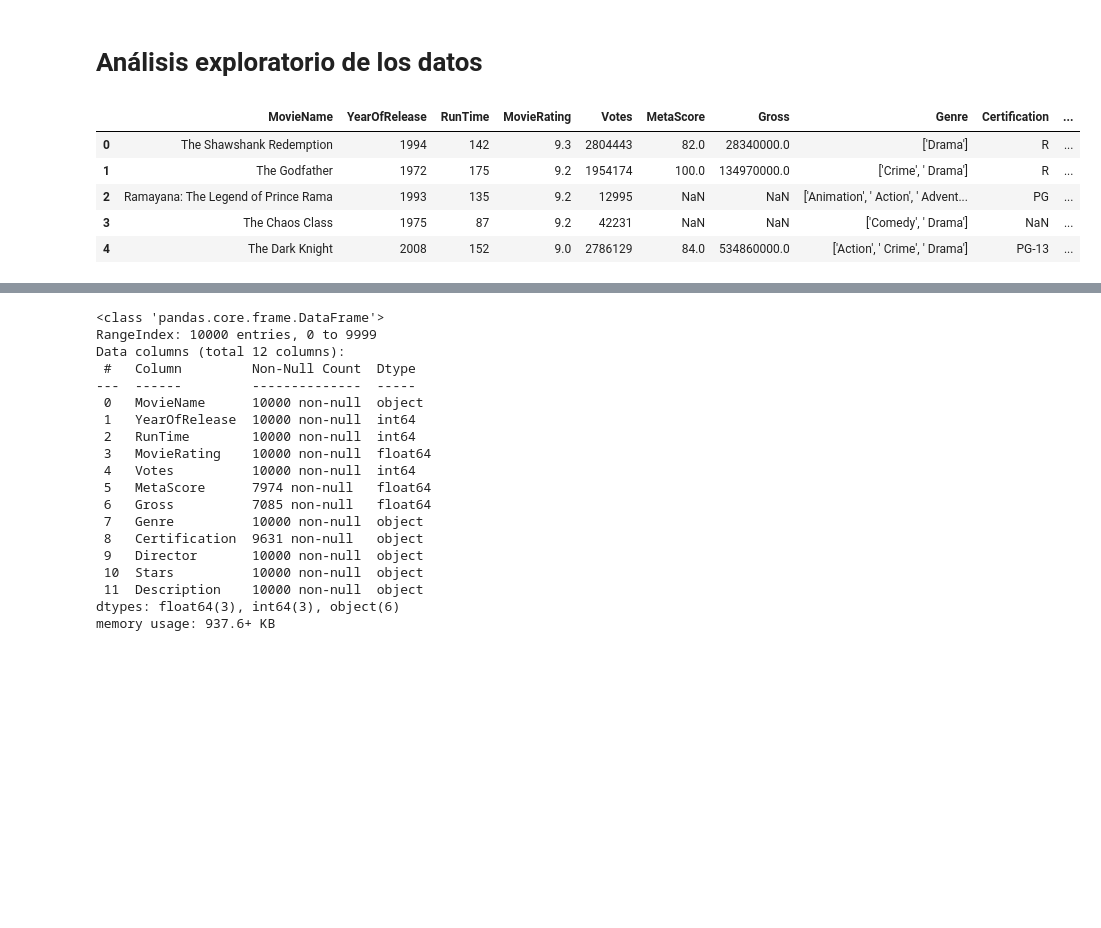
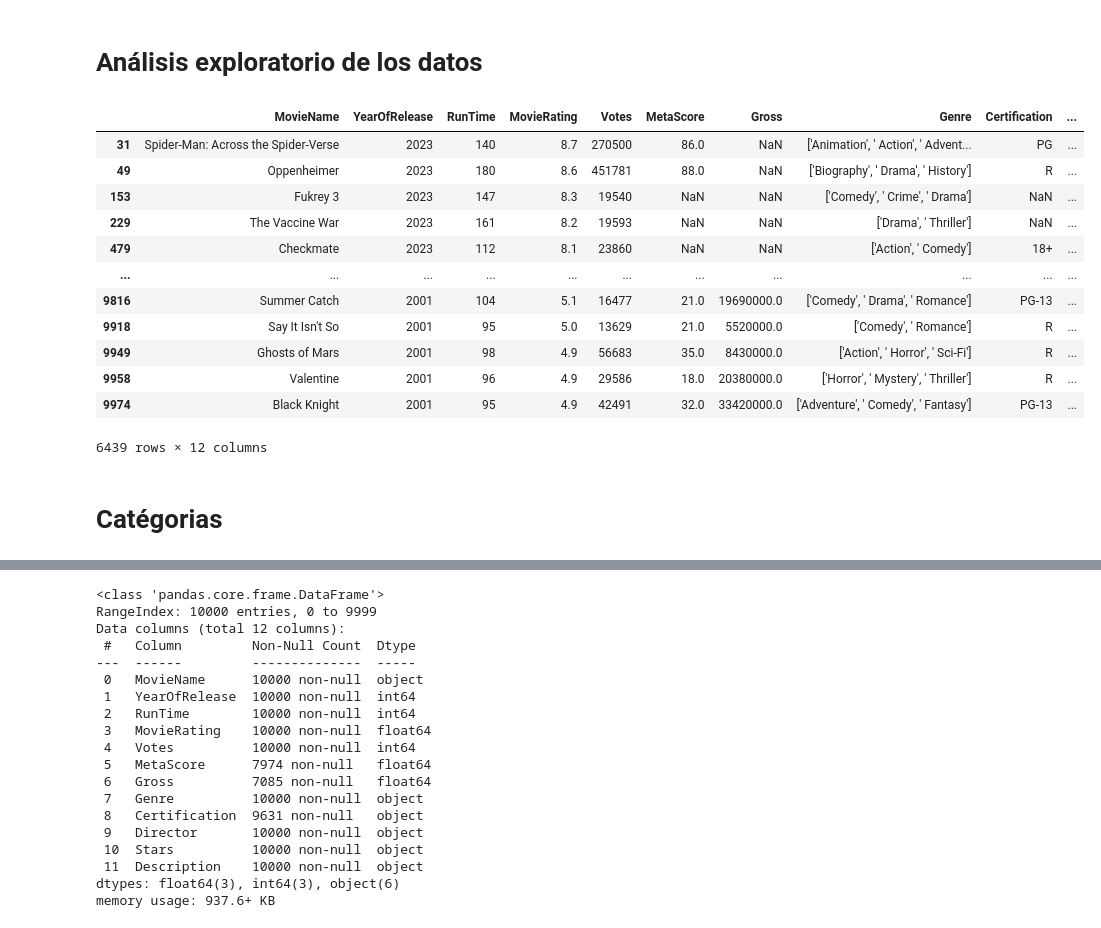
Before and after one commit to pablo11-exe/Talleres-ML, a Jupyter notebook: Taller2.ipynb, the cells around one changed output, grey strips where cells are left out. Cells and saved outputs as stored; diff of their text form; code cells hidden in the pictures; blank space fills up the shorter version.

```diff
--- a/Taller2.ipynb
+++ b/Taller2.ipynb
@@ -5,12 +6,22 @@ import pandas as pd
 pd.options.display.max_colwidth=400
 # %%
 df = pd.read_csv('cinemagix-movies.csv')
-# %%
-df.head()
-# %% [output]
-|  | MovieName | YearOfRelease | RunTime | MovieRating | Votes | MetaScore | Gross | Genre | Certification | ... |
-| 0 | The Shawshank Redemption | 1994 | 142 | 9.3 | 2804443 | 82.0 | 28340000.0 | ['Drama'] | R | ... |
-| 1 | The Godfather | 1972 | 175 | 9.2 | 1954174 | 100.0 | 134970000.0 | ['Crime', ' Drama'] | R | ... |
-| 2 | Ramayana: The Legend of Prince Rama | 1993 | 135 | 9.2 | 12995 | NaN | NaN | ['Animation', ' Action', ' Advent... | PG | ... |
-| 3 | The Chaos Class | 1975 | 87 | 9.2 | 42231 | NaN | NaN | ['Comedy', ' Drama'] | NaN | ... |
-| 4 | The Dark Knight | 2008 | 152 | 9.0 | 2786129 | 84.0 | 534860000.0 | ['Action', ' Crime', ' Drama'] | PG-13 | ... |
+# %%
+
+df[df['YearOfRelease']>2000].sort_values(by=['YearOfRelease','MovieRating'], ascending=[False,False])
+# %% [output]
+|  | MovieName | YearOfRelease | RunTime | MovieRating | Votes | MetaScore | Gross | Genre | Certification | ... |
+| 31 | Spider-Man: Across the Spider-Verse | 2023 | 140 | 8.7 | 270500 | 86.0 | NaN | ['Animation', ' Action', ' Advent... | PG | ... |
+| 49 | Oppenheimer | 2023 | 180 | 8.6 | 451781 | 88.0 | NaN | ['Biography', ' Drama', ' History'] | R | ... |
+| 153 | Fukrey 3 | 2023 | 147 | 8.3 | 19540 | NaN | NaN | ['Comedy', ' Crime', ' Drama'] | NaN | ... |
+| 229 | The Vaccine War | 2023 | 161 | 8.2 | 19593 | NaN | NaN | ['Drama', ' Thriller'] | NaN | ... |
+| 479 | Checkmate | 2023 | 112 | 8.1 | 23860 | NaN | NaN | ['Action', ' Comedy'] | 18+ | ... |
+| ... | ... | ... | ... | ... | ... | ... | ... | ... | ... | ... |
+| 9816 | Summer Catch | 2001 | 104 | 5.1 | 16477 | 21.0 | 19690000.0 | ['Comedy', ' Drama', ' Romance'] | PG-13 | ... |
+| 9918 | Say It Isn't So | 2001 | 95 | 5.0 | 13629 | 21.0 | 5520000.0 | ['Comedy', ' Romance'] | R | ... |
+| 9949 | Ghosts of Mars | 2001 | 98 | 4.9 | 56683 | 35.0 | 8430000.0 | ['Action', ' Horror', ' Sci-Fi'] | R | ... |
+| 9958 | Valentine | 2001 | 96 | 4.9 | 29586 | 18.0 | 20380000.0 | ['Horror', ' Mystery', ' Thriller'] | R | ... |
+| 9974 | Black Knight | 2001 | 95 | 4.9 | 42491 | 32.0 | 33420000.0 | ['Adventure', ' Comedy', ' Fantasy'] | PG-13 | ... |
+6439 rows × 12 columns
+# %% [markdown]
+# Catégorias
```
Also changed, not shown: parts of 3 cells of this notebook.
